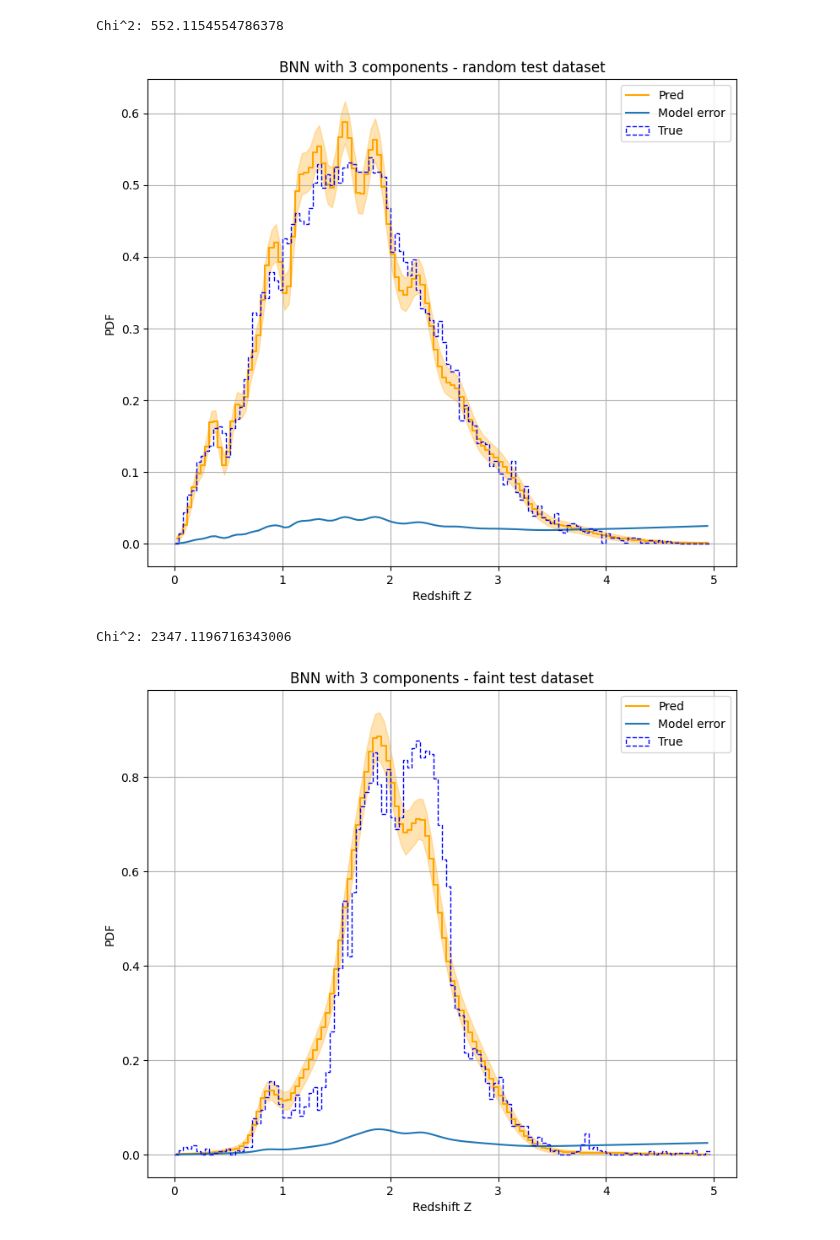
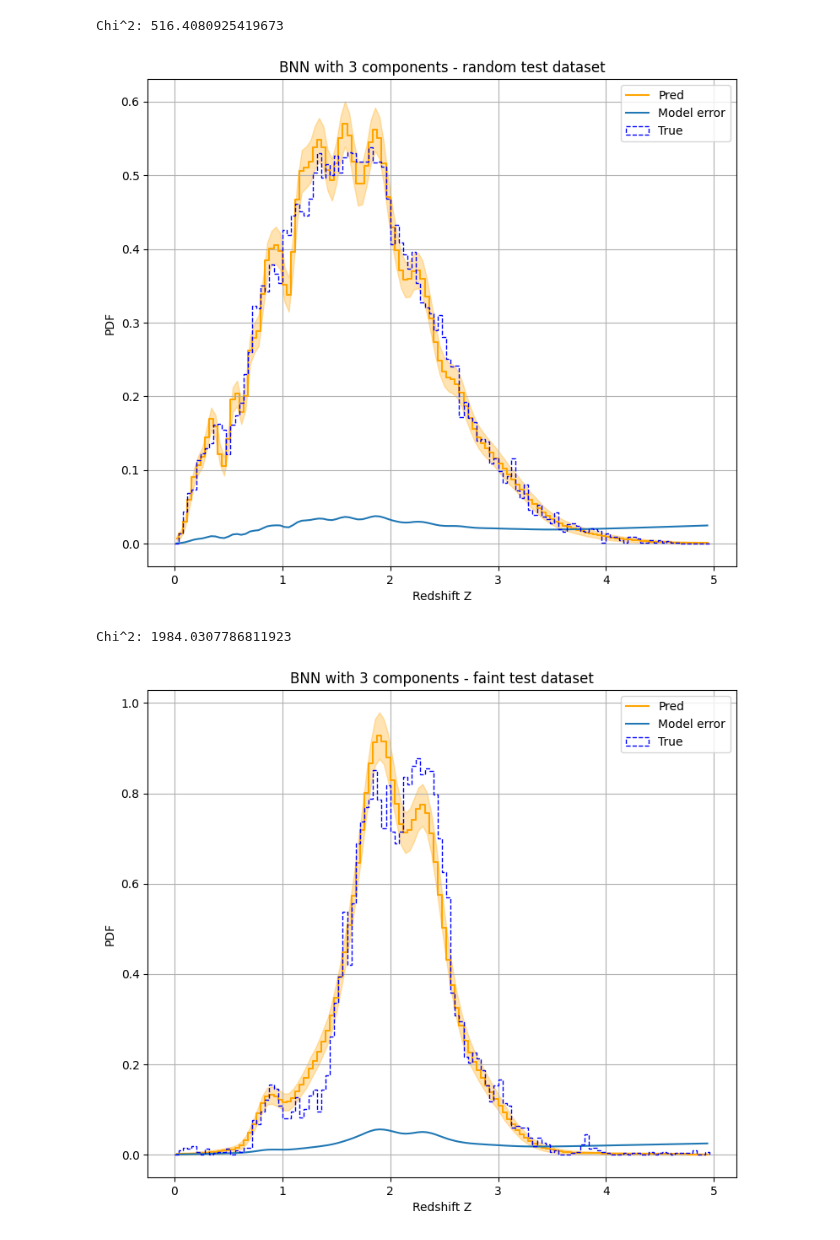
Before and after one commit to kacper-drabicki/redshift, a Jupyter notebook: notebooks/cumulative_distributions.ipynb, the cells around one changed output. Cells and saved outputs as stored; diff of their text form; code cells hidden in the pictures.

```diff
--- a/notebooks/cumulative_distributions.ipynb
+++ b/notebooks/cumulative_distributions.ipynb
@@ -125,13 +125,13 @@ Chi^2: 2732.834913706329
 [figure]
 # %%
-modelPathBNN = f"../../models/experiment2/BNN_last_3_layers_3/variables/variables"
+modelPathBNN = f"../../models/experiment2/BNN_last_3_layers_2/variables/variables"
 bnn_global_std_history = evaluate_model(models.BayesianNN, modelPathBNN, "BNN", config, X_test, y_test, "random")
 _ = evaluate_model(models.BayesianNN, modelPathBNN, "BNN", config, X_faint, y_faint, "faint")
 # %% [output]
-Chi^2: 552.1154554786378
+Chi^2: 516.4080925419673
-[figure, old version]
+[figure, new version]
-Chi^2: 2347.1196716343006
+Chi^2: 1984.0307786811923
-[figure, old version]
+[figure, new version]
 # %%
 plot_std_history(gmm_global_std_history, bnn_global_std_history)
 # %% [output]
```
Also changed, not shown: parts of 2 cells of this notebook, 27 other files.
